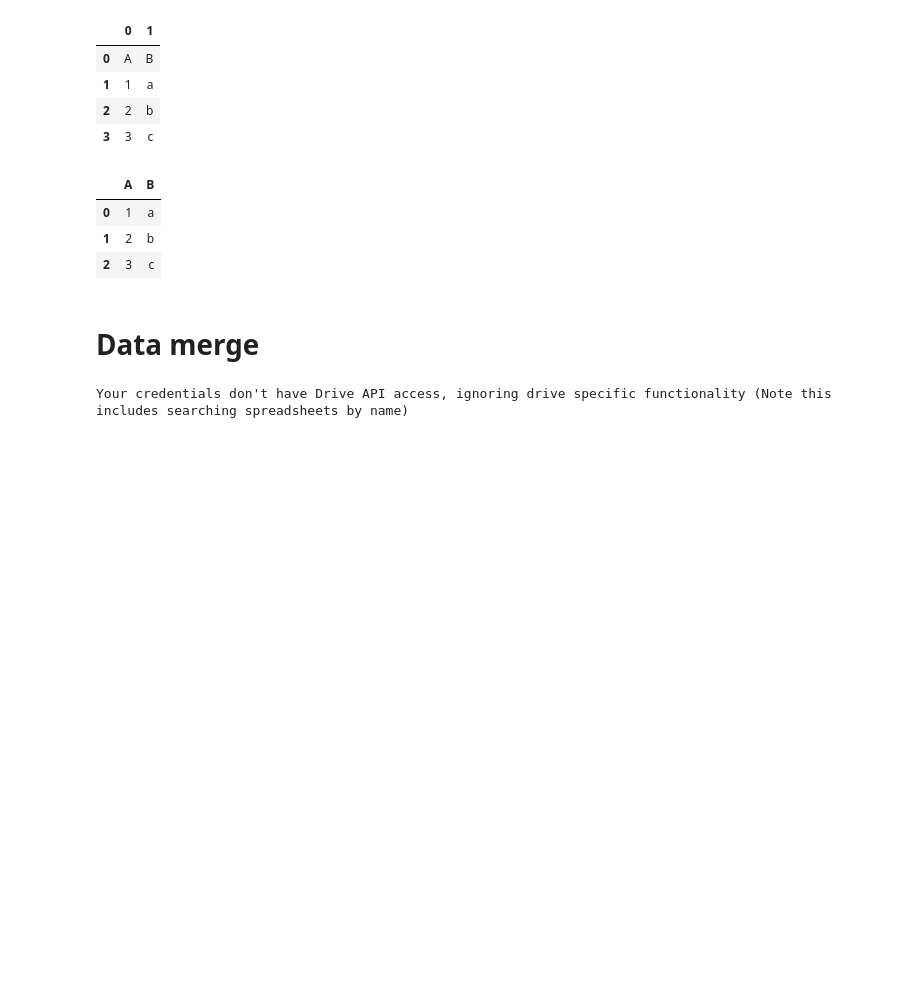
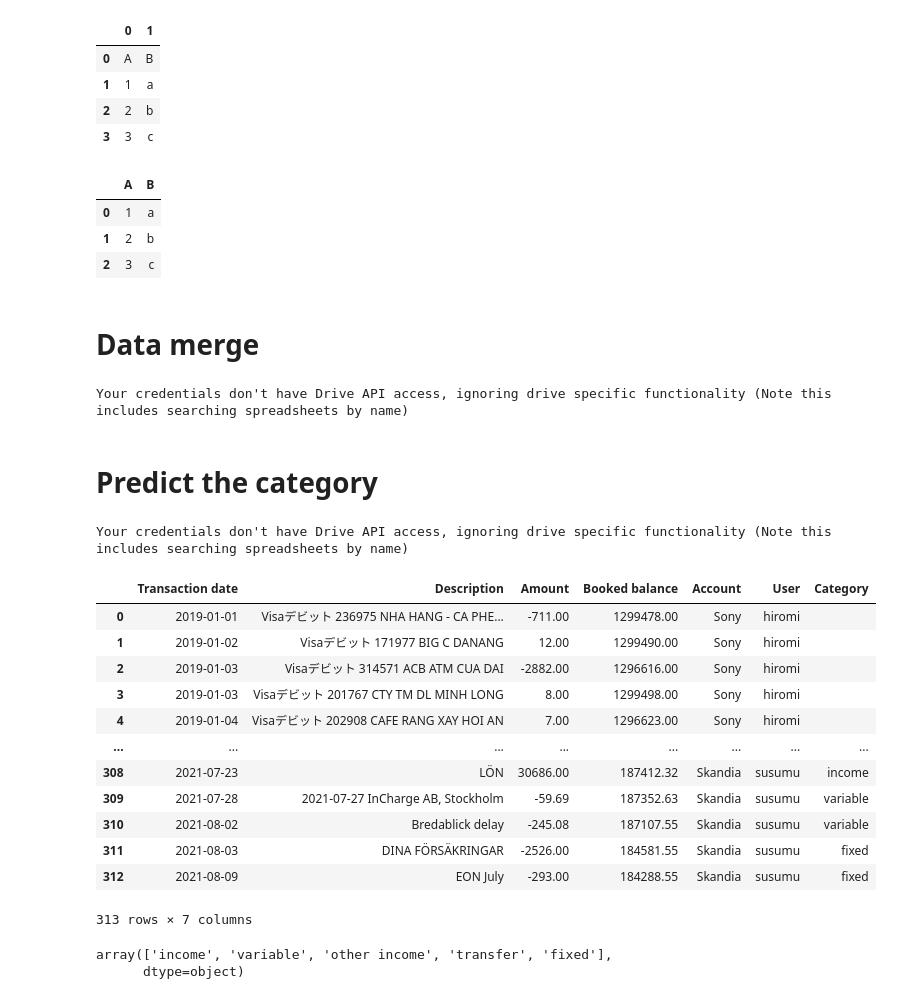
Before and after one commit to susumu2357/book, a Jupyter notebook: development.ipynb, the cells around one changed output. Saved outputs shown, nothing was run; the diff lists cells and outputs as text; code cells hidden in the pictures; blank space fills up the shorter version.

```diff
--- a/development.ipynb
+++ b/development.ipynb
@@ -180,6 +180,24 @@ class DataMerger():
         tmp_df = tmp_df[self.columns]
         tmp_df = self.cast(tmp_df)
         self.merge(tmp_df)
+
+    def update(self, account, path, name):
+        if account == 'prestia':
+            self.prestia(path, name)
+        elif account == 'skandia':
+            self.skandia(path, name)
+        elif account == 'sony':
+            self.sony(path, name)
+        elif account == 'swedbank':
+            self.swedbank(path, name)
+        else:
+            raise ValueError()
+
+    def get_master(self):
+        master_df = self.spread.sheet_to_df(header_rows=1, index=None)
+        master_df = self.cast(master_df)
+        master_df[self.columns[0]] = pd.to_datetime(master_df[self.columns[0]], format='%Y-%m-%d')
+        return master_df
 # %%
 dm = DataMerger()
 
@@ -192,3 +210,33 @@ dm.prestia('./data/ACCT_252 (1).csv', 'susumu')
 dm.skandia('./data/9159-916.791-5_2021-04-01-2021-06-21.xlsx', 'susumu')
 # %%
 dm.sony('./data/YenFutsuRireki-2019-2021-2-28.xlsx', 'hiromi')
+# %% [markdown]
+# Predict the category
+# %%
+dm = DataMerger()
+
+df = dm.get_master()
+df
+# %% [output]
+Your credentials don't have Drive API access, ignoring drive specific functionality (Note this includes searching spreadsheets by name)
+|  | Transaction date | Description | Amount | Booked balance | Account | User | Category |
+| 0 | 2019-01-01 | Visaデビット 236975 NHA HANG - CA PHE... | -711.00 | 1299478.00 | Sony | hiromi |  |
+| 1 | 2019-01-02 | Visaデビット 171977 BIG C DANANG | 12.00 | 1299490.00 | Sony | hiromi |  |
+| 2 | 2019-01-03 | Visaデビット 314571 ACB ATM CUA DAI | -2882.00 | 1296616.00 | Sony | hiromi |  |
+| 3 | 2019-01-03 | Visaデビット 201767 CTY TM DL MINH LONG | 8.00 | 1299498.00 | Sony | hiromi |  |
+| 4 | 2019-01-04 | Visaデビット 202908 CAFE RANG XAY HOI AN | 7.00 | 1296623.00 | Sony | hiromi |  |
+| ... | ... | ... | ... | ... | ... | ... | ... |
+| 308 | 2021-07-23 | LÖN | 30686.00 | 187412.32 | Skandia | susumu | income |
+| 309 | 2021-07-28 | 2021-07-27 InCharge AB, Stockholm | -59.69 | 187352.63 | Skandia | susumu | variable |
+| 310 | 2021-08-02 | Bredablick delay | -245.08 | 187107.55 | Skandia | susumu | variable |
+| 311 | 2021-08-03 | DINA FÖRSÄKRINGAR | -2526.00 | 184581.55 | Skandia | susumu | fixed |
+| 312 | 2021-08-09 | EON July | -293.00 | 184288.55 | Skandia | susumu | fixed |
+313 rows × 7 columns
+# %%
+filt_user = df['User'] == 'susumu'
+
+df2 = df[filt_user]
+df2['Category'].unique()
+# %% [output]
+array(['income', 'variable', 'other income', 'transfer', 'fixed'],
+      dtype=object)
```
Also changed, not shown: parts of 19 cells of this notebook, 3 other files.
